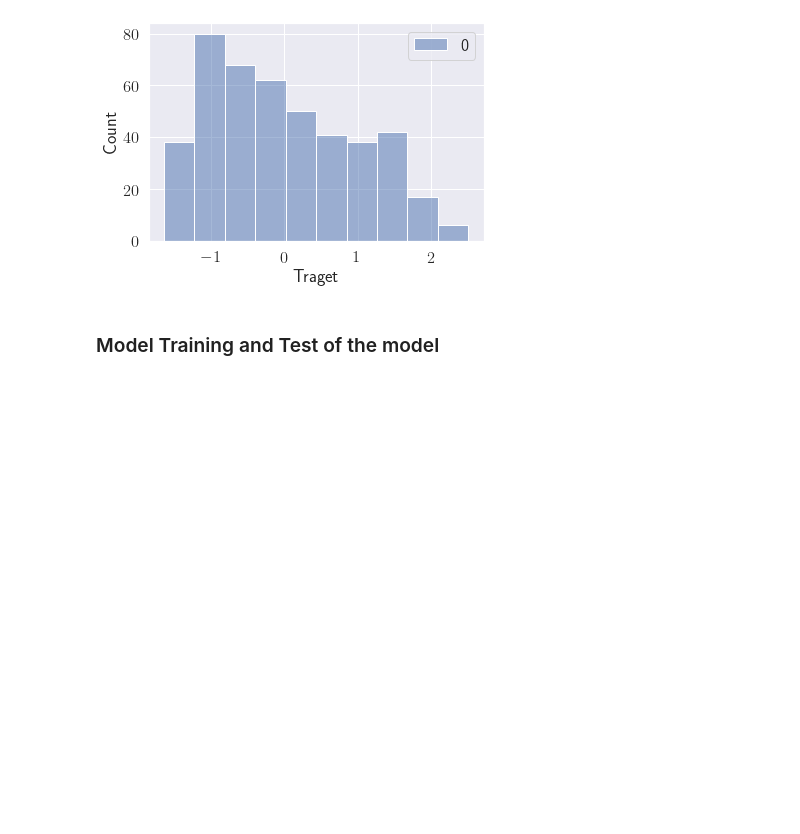
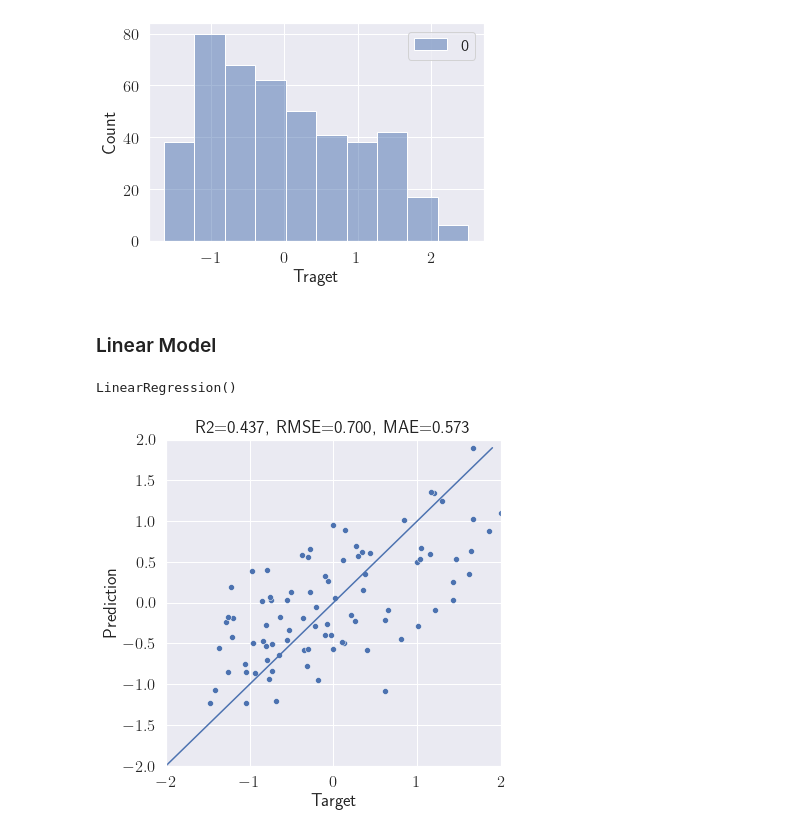
Before and after one commit to denyskononenko/datasciencesnippets, a Jupyter notebook: regress/regreesion_diabetes.ipynb, the cells around one changed output. Cells and saved outputs as stored; diff of their text form; code cells hidden in the pictures; blank space fills up the shorter version.

```diff
--- a/regress/regreesion_diabetes.ipynb
+++ b/regress/regreesion_diabetes.ipynb
@@ -63,6 +77,24 @@ def make_nn_regressor(input_dim):
         metrics=['mse', 'cosine_similarity'])
 
     return model
+# %%
+def plot_model_evaluation(model, X, Y):
+    """Plot model performance."""
+    Y_pred = model.predict(X)
+    # metrics
+    rmse = np.sqrt(mean_squared_error(Y, Y_pred))
+    mae = mean_absolute_error(Y, Y_pred)
+    r2 = r2_score(Y, Y_pred)
+    # plot
+    fig, ax = plt.subplots(figsize=(6,6))
+    sns.lineplot(x=np.arange(-2, 2, 0.1), y=np.arange(-2, 2, 0.1))
+    sns.scatterplot(x=Y.flatten(), y=Y_pred.flatten())
+    plt.xlim([-2, 2])
+    plt.ylim([-2, 2])
+    plt.xlabel('Target')
+    plt.ylabel('Prediction')
+    plt.title(f'R2={r2:.3f}, RMSE={rmse:.3f}, MAE={mae:.3f}')
+    plt.show()
 # %% [markdown]
 ### Data Survey
 # %%
@@ -138,5 +177,14 @@ plt.xlabel('Traget')
 plt.show()
 # %% [output]
 [figure]
-# %% [markdown]
-### Model Training and Test of the model
+# %% [markdown]
+### Linear Model
+# %%
+linear_model = LinearRegression()
+linear_model.fit(X_train, Y_train)
+# %% [output]
+LinearRegression()
+# %%
+plot_model_evaluation(linear_model, X_test, Y_test)
+# %% [output]
+[figure, added]
```
Also changed, not shown: parts of 14 cells of this notebook.
